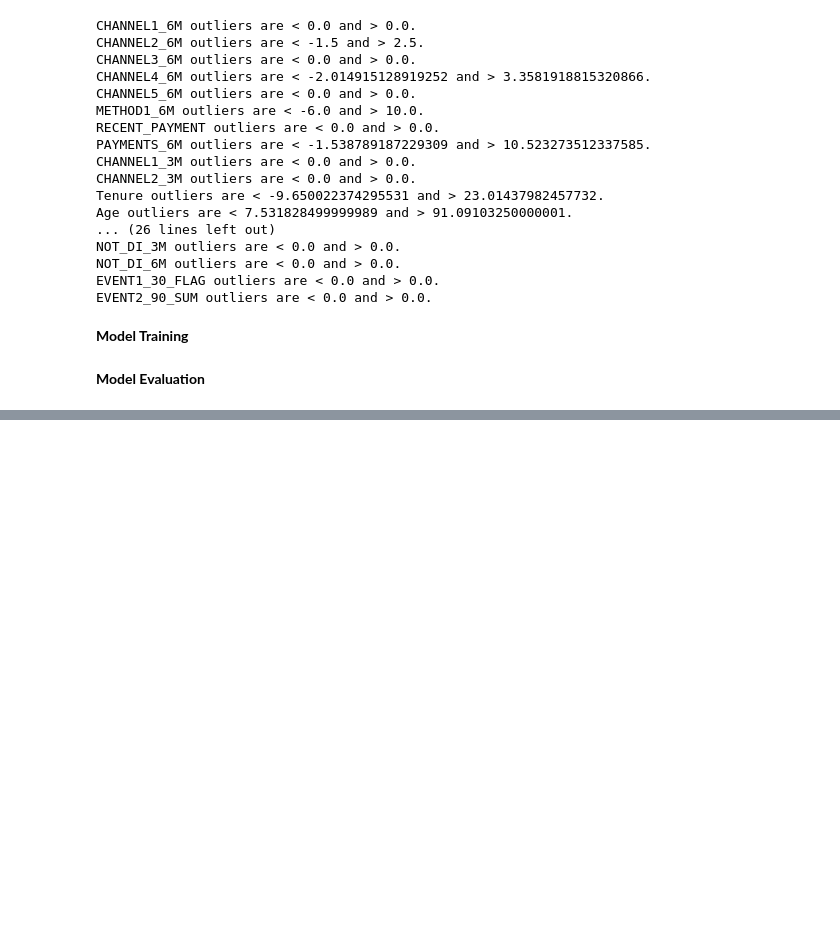
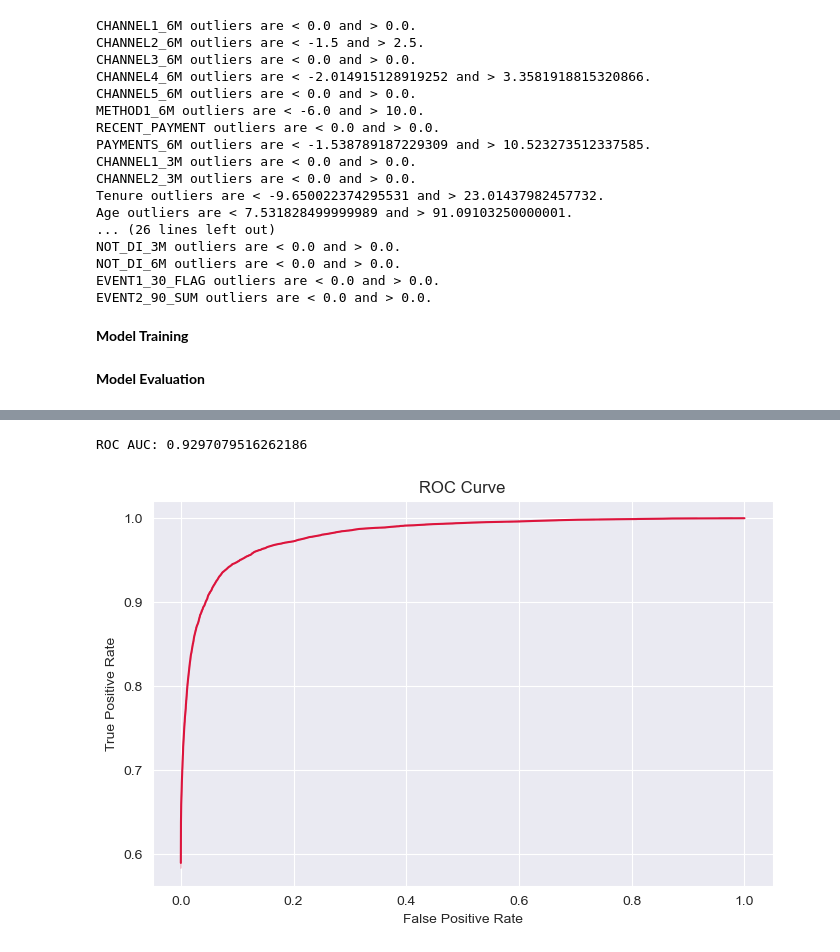
Before and after one commit to brockcarey/callpredict, a Jupyter notebook: DSC 4320 Final Project.ipynb, the cells around one changed output, grey strips where cells are left out. Saved outputs shown, nothing was run; the diff lists cells and outputs as text; code cells hidden in the pictures; blank space fills up the shorter version.

```diff
--- a/DSC 4320 Final Project.ipynb
+++ b/DSC 4320 Final Project.ipynb
@@ -557,8 +649,20 @@ model = NN(input_dim, hidden_dim1, hidden_dim2, hidden_dim3, dropout_rate)
 # %%
-# evaluate model performance
-optimizer = torch.optim.Adam(model.parameters(), lr=0.01)
+# Perform final training loop based on hyperparameters with best results from grid search
+epochs = 1000
+dim1 = 64
+dim2 = 16
+dim3 = 8
+activation = 'relu'
+dropout = 0.1
+lr = 0.01
 
-epochs = 2000
+model = NN(input_dim, dim1, dim2, dim3, activation, dropout)
+
+
+optimizer = torch.optim.Adam(model.parameters(), lr=lr)
+
+train_loss = []
+test_loss = []
 
 for i in range(epochs):
     optimizer.zero_grad()
@@ -566,11 +670,13 @@ for i in range(epochs):
     loss = nn.functional.binary_cross_entropy(pred.squeeze(), y_train.float())
     loss.backward()
     optimizer.step()
+    train_loss.append(loss.item())
+    pred_test = model.forward(X_test.float())
+    pred_labels = (pred_test.squeeze() > 0.5).int()
+    val_loss = nn.functional.binary_cross_entropy(pred_test.squeeze(), y_test.float())
+    test_loss.append(val_loss.item())
 
     if i % 50 == 0:
-        pred_test = model.forward(X_test.float())
-        pred_labels = (pred_test.squeeze() > 0.5).int()
-
         accuracy = accuracy_score(y_test, pred_labels)
         precision = precision_score(y_test, pred_labels, zero_division=0)
         recall = recall_score(y_test, pred_labels)
@@ -597,0 +729,22 @@ Epoch: 1950, Loss: 0.17051240801811218, Accuracy: 0.9288435835544295, Precision:
+# %%
+# Calculate area under ROC curve
+print(f'ROC AUC: {metrics.roc_auc_score(y_test, y_pred)}')
+# %% [output]
+ROC AUC: 0.9297079516262186
+# %%
+# Plot ROC curve
+y_pred = model.forward(X_test.float())
+
+fpr, tpr, threshold = metrics.roc_curve(y_test, y_pred.detach().numpy())
+
+roc_df = pd.DataFrame({"False Positive Rate": fpr, "True Positive Rate": tpr})
+
+fig = plt.subplots(figsize=(8, 5))
+sns.set_style("darkgrid")
+sns.lineplot(x="False Positive Rate", y="True Positive Rate", data=roc_df, color='crimson')
+plt.xlabel("False Positive Rate")
+plt.ylabel("True Positive Rate")
+plt.title("ROC Curve")
+plt.show()
+# %% [output]
+[figure, added]
```
Also changed, not shown: parts of 17 cells of this notebook.
